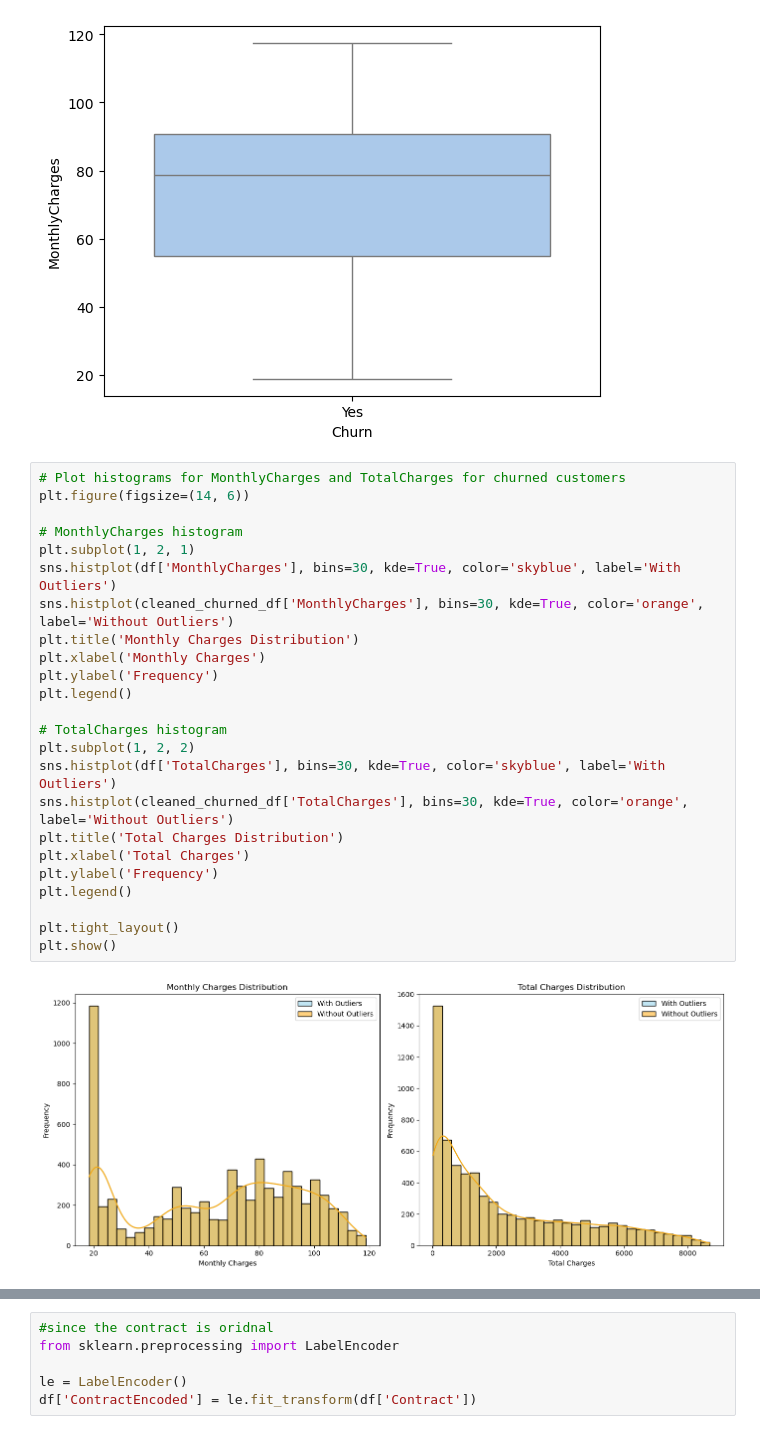
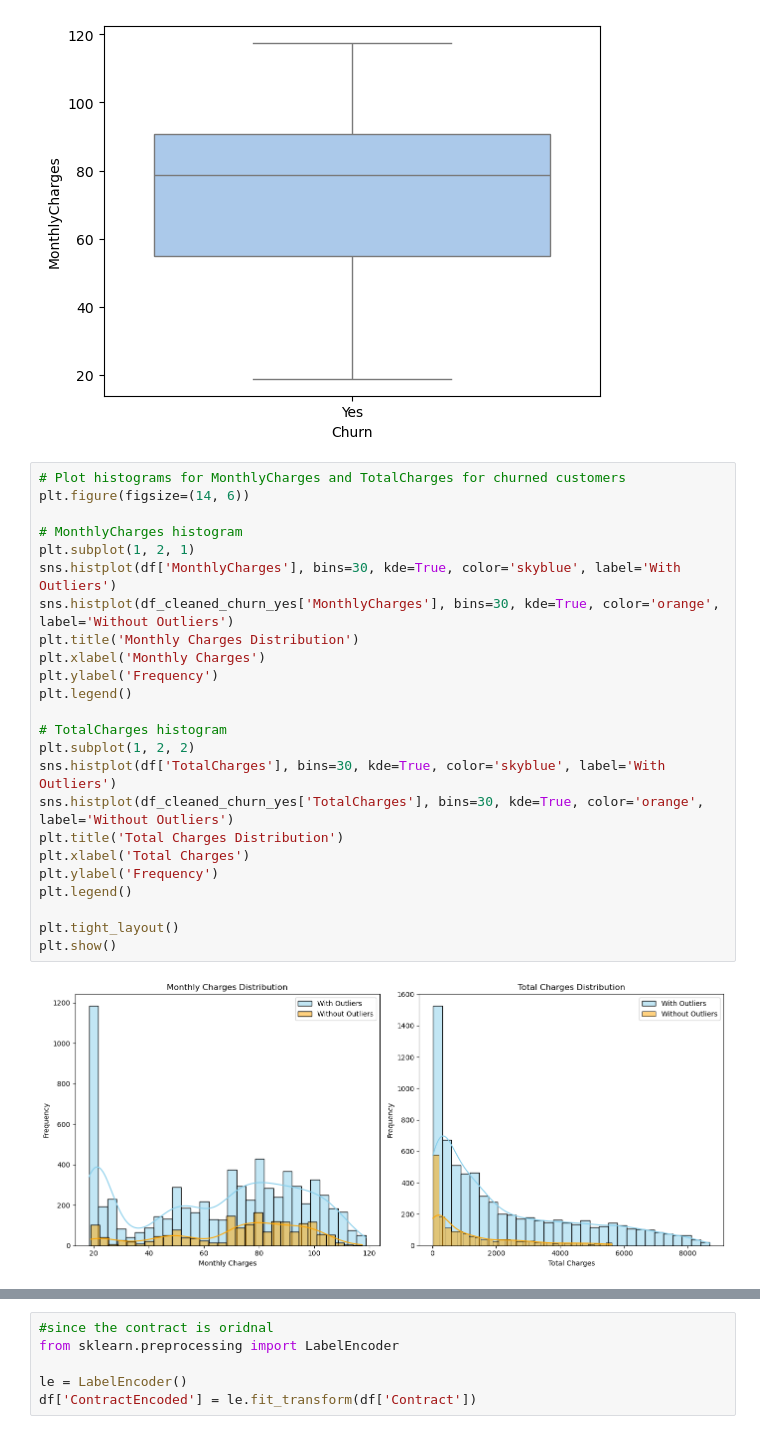
Before and after one commit to Majeedraheem/Telco-Customer-Churn, a Jupyter notebook: churn.ipynb, the cells around one changed output, grey strips where cells are left out. Saved outputs shown, nothing was run; the diff lists cells and outputs as text.

```diff
--- a/churn.ipynb
+++ b/churn.ipynb
@@ -478,26 +511,26 @@ sns.boxplot(x='Churn', y='MonthlyCharges', data=df_cleaned_churn_yes, palette='p
 # %%
 # Plot histograms for MonthlyCharges and TotalCharges for churned customers
 plt.figure(figsize=(14, 6))
 
 # MonthlyCharges histogram
 plt.subplot(1, 2, 1)
 sns.histplot(df['MonthlyCharges'], bins=30, kde=True, color='skyblue', label='With Outliers')
-sns.histplot(cleaned_churned_df['MonthlyCharges'], bins=30, kde=True, color='orange', label='Without Outliers')
+sns.histplot(df_cleaned_churn_yes['MonthlyCharges'], bins=30, kde=True, color='orange', label='Without Outliers')
 plt.title('Monthly Charges Distribution')
 plt.xlabel('Monthly Charges')
 plt.ylabel('Frequency')
 plt.legend()
 
 # TotalCharges histogram
 plt.subplot(1, 2, 2)
 sns.histplot(df['TotalCharges'], bins=30, kde=True, color='skyblue', label='With Outliers')
-sns.histplot(cleaned_churned_df['TotalCharges'], bins=30, kde=True, color='orange', label='Without Outliers')
+sns.histplot(df_cleaned_churn_yes['TotalCharges'], bins=30, kde=True, color='orange', label='Without Outliers')
 plt.title('Total Charges Distribution')
 plt.xlabel('Total Charges')
 plt.ylabel('Frequency')
 plt.legend()
 
 plt.tight_layout()
 plt.show()
 # %% [output]
-[figure, old version]
+[figure, new version]
```
Also changed, not shown: parts of 49 cells of this notebook.
